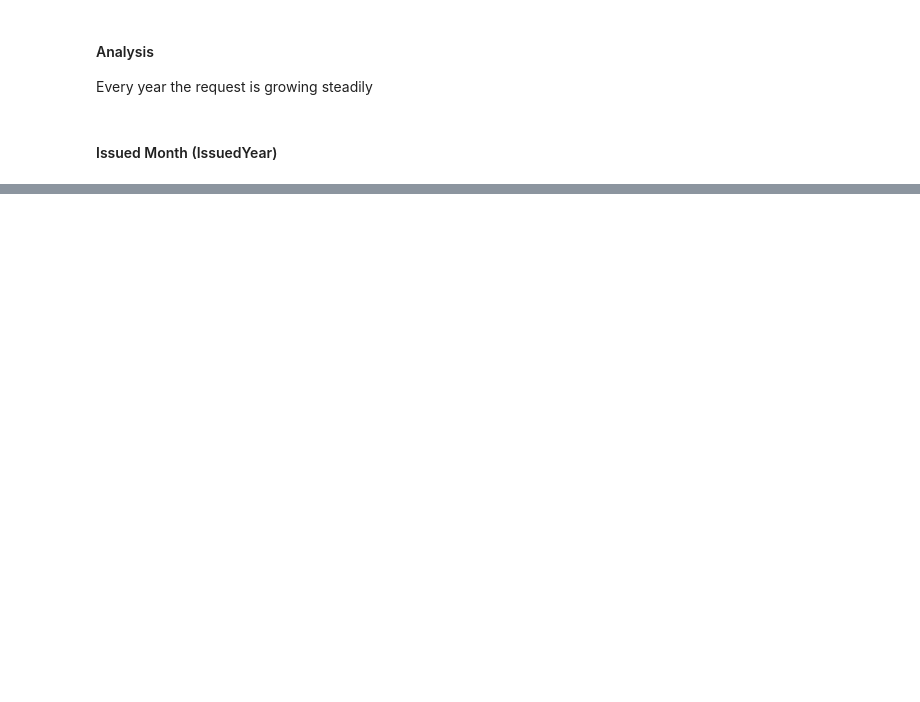
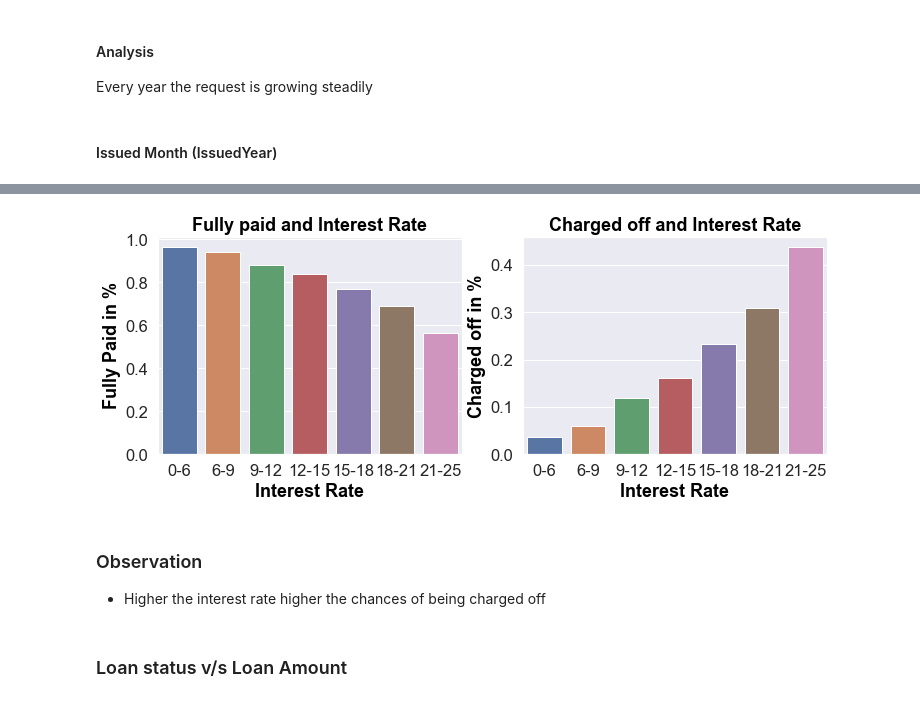
Before and after one commit to mazinmk/lending-club, a Jupyter notebook: Lending-Club-Case-Study.ipynb, the cells around one changed output, grey strips where cells are left out. Saved outputs shown, nothing was run; the diff lists cells and outputs as text; code cells hidden in the pictures; blank space fills up the shorter version.

```diff
--- a/Lending-Club-Case-Study.ipynb
+++ b/Lending-Club-Case-Study.ipynb
@@ -1033,0 +1062,16 @@ plt.show()
+# %%
+# Create the 7 segments for interest rate
+# Create a new derived column 'int_rate_bins' and store the values
+
+loans_df['int_rate_bins'] = pd.cut(loans_df['int_rate'], [0, 6, 9, 12, 15, 18, 21, 25],
+                                labels=['0-6', '6-9', '9-12', '12-15', '15-18','18-21','21-25'])
+
+
+loans_intrate_filter = loans_df.groupby(['int_rate_bins'])['loan_status'].value_counts().unstack().reset_index()
+
+# Compute the fully paid and charged off percentage
+loans_intrate_filter['1_percent'] = (loans_intrate_filter[1] / (loans_intrate_filter[1] + loans_intrate_filter[0]))
+loans_intrate_filter['0_percent'] = (loans_intrate_filter[0] / (loans_intrate_filter[1] + loans_intrate_filter[0]))
+print (loans_intrate_filter[['int_rate_bins', '0_percent']].sort_values(('0_percent'), ascending=False))
+print ("------------------------------------------")
+print (loans_intrate_filter[['int_rate_bins', '1_percent']].sort_values(('1_percent'), ascending=False))
@@ -1033,0 +1096,29 @@ plt.show()
+# %%
+# Plot the data
+
+plt.figure(figsize=(12,4))
+
+# subplot 1
+plt.subplot(1, 2, 1)
+fig_1 = sns.barplot(x='int_rate_bins', y='0_percent', data=loans_intrate_filter)
+fig_1.set_title('Fully paid and Interest Rate',color='black',fontweight='bold')
+fig_1.set_xlabel('Interest Rate', color='black',fontweight='bold')
+fig_1.set_ylabel('Fully Paid in %' ,color='black',fontweight='bold')
+
+
+# subplot 2
+plt.subplot(1, 2, 2)
+fig_2 = sns.barplot(x='int_rate_bins', y='1_percent', data=loans_intrate_filter)
+fig_2.set_title('Charged off and Interest Rate',color='black',fontweight='bold')
+fig_2.set_xlabel('Interest Rate', color='black',fontweight='bold')
+fig_2.set_ylabel('Charged off in %' ,color='black',fontweight='bold')
+
+plt.show()
+# %% [output]
+[figure, added]
+# %% [markdown]
+### Observation
+
+- Higher the interest rate higher the chances of being charged off
+# %% [markdown]
+### Loan status v/s Loan Amount
```
Also changed, not shown: parts of 107 cells of this notebook.
